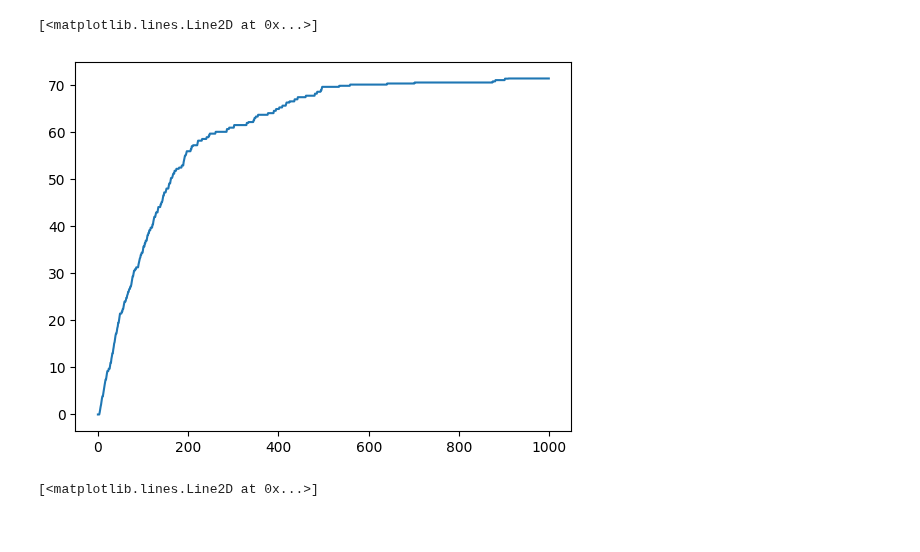
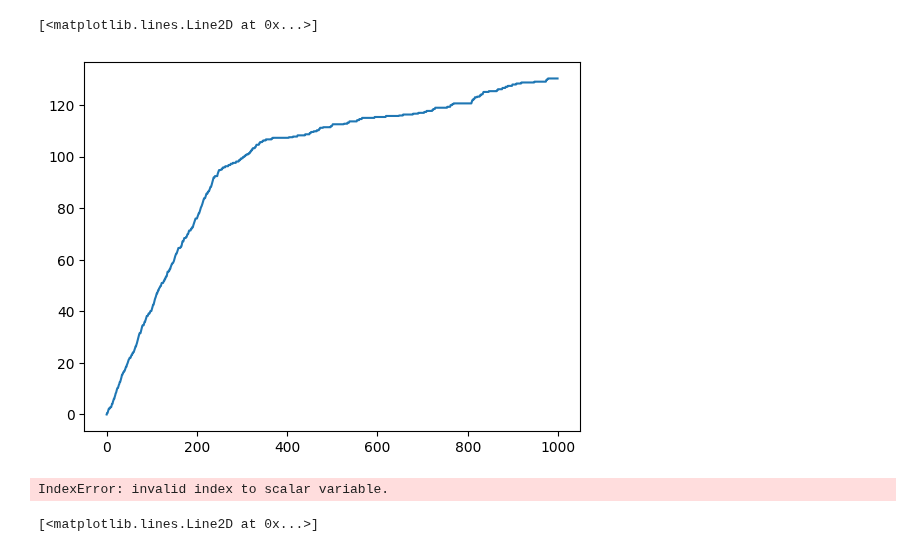
Before and after one commit to MaxHeuillet/neuralCBPside, a Jupyter notebook: benchmark_neural.ipynb, the cells around one changed output. Drawn from its saved outputs; the diff is of its cells as text; code cells hidden in the pictures.

```diff
--- a/benchmark_neural.ipynb
+++ b/benchmark_neural.ipynb
@@ -66,7 +66,8 @@ class Evaluation:
         alg.reset(context_generator.d)
 
         cumRegret =  np.zeros(self.horizon, dtype =float)
-        estimates = [ [], [] ]
+
+        history = []
         compteur = None
         for t in range(self.horizon):
             compteur = t
@@ -79,11 +80,12 @@ class Evaluation:
             context = reshape_context(context, alg.A) if alg.name == 'neuralcbpside' else np.reshape(context, (-1,1))
             # print(context)
 
-            action, tdelta = alg.get_action(t, context)
-
+            action, data = alg.get_action(t, context)
+            print(data)
             gap = ( game.LossMatrix[0,...] - game.LossMatrix[1,...])  @ distribution
-            estimates[action].append( (tdelta,gap) )
-
+            # estimates[action].append( (tdelta,gap) )
+            data.append(gap)
+            history.append( data )
             print('t', t, 'action', action, 'outcome', outcome, 'gaps', gap )
 
             feedback =  self.get_feedback( game, action, outcome )
@@ -95,7 +97,7 @@ class Evaluation:
             val = loss_diff @ np.array( distribution )
             cumRegret[t] =  val
 
-        return cumRegret, estimates
+        return cumRegret, history
 
 class ToyContexts:
 
@@ -116,6 +118,7 @@ import numpy as np
 import geometry_v3
 import cbpside
 
+np.random.seed(1)
 
 horizon = 1000
 lbd = 0.1
@@ -130,15 +133,15 @@ context_generator = synthetic_data.SinusoidContexts( w,'imbalanced' )
 # w = np.array([0,1])
 # context_generator = ToyContexts()
 
-# alg = neuralcbpside_v3.NeuralCBPside(game, 'theory', 1.01, lbd, 5, 'cuda:0' )
-# eval2 = Evaluation(None, None, None, horizon, game, None, None)
-# job2 = context_generator, 0
-# cumRegret4, estimates = eval2.eval_policy_once(alg, game, job2)
+alg = neuralcbpside_v3.NeuralCBPside(game, 'theory', 1.01, lbd, 5, 'cuda:0' )
+eval2 = Evaluation(None, None, None, horizon, game, None, None)
+job2 = context_generator, 0
+cumRegret4, history = eval2.eval_policy_once(alg, game, job2)
 
-alg = cbpside.CBPside( game,  1.01, lbd )
-eval1 = Evaluation(None, None, None, horizon, game, None, None)
-job1 = context_generator, 0
-cumRegret1, estimates = eval1.eval_policy_once(alg, game, job1)
+# alg = cbpside.CBPside( game,  1.01, lbd )
+# eval1 = Evaluation(None, None, None, horizon, game, None, None)
+# job1 = context_generator, 0
+# cumRegret1, estimates = eval1.eval_policy_once(alg, game, job1)
 # %% [output]
 Restricted license - for non-production use only - expires 2024-10-28
 0
@@ -160,8 +161,35 @@ t 999 action 0 outcome 1 gaps -0.5752938001244905
 # %%
-plt.plot( range(horizon) , np.cumsum(cumRegret1) )
+plt.plot( range(horizon) , np.cumsum(cumRegret4) )
 # %% [output]
 [<matplotlib.lines.Line2D at 0x...>]
-[figure, old version]
+[figure, new version]
+# %%
+def MSE(y_true, y_pred):
+
+    squared_diff = np.square(y_true - y_pred)
+
+    mse = np.mean(squared_diff)
+
+    return mse
+
+
+def MAE(y_true, y_pred):
+
+    # Calculate absolute errors
+    mae = y_true - y_pred
+
+    return mae
+
+vec = np.array( factors[1] )
+vec1 = np.array( [ MSE(i[2], i[0])   for i in history ] )
+vec2 = np.array( [ MAE(i[2], i[0])   for i in history ] )
+
+plt.plot( range( len(factors[1] ) ), vec1 , '.', label = 'MSE')
+plt.plot( range(  len(factors[1] ) ), vec2 , '.', label = 'MAE')
+plt.legend()
+# plt.savefig('./NeuralDropout02_{}_{}.png'.format(lbd,horizon))
+# %% [output]
+IndexError: invalid index to scalar variable.
 # %%
 import synthetic_data
 import numpy as np
```
Also changed, not shown: parts of 4 cells of this notebook, 3 other files.
